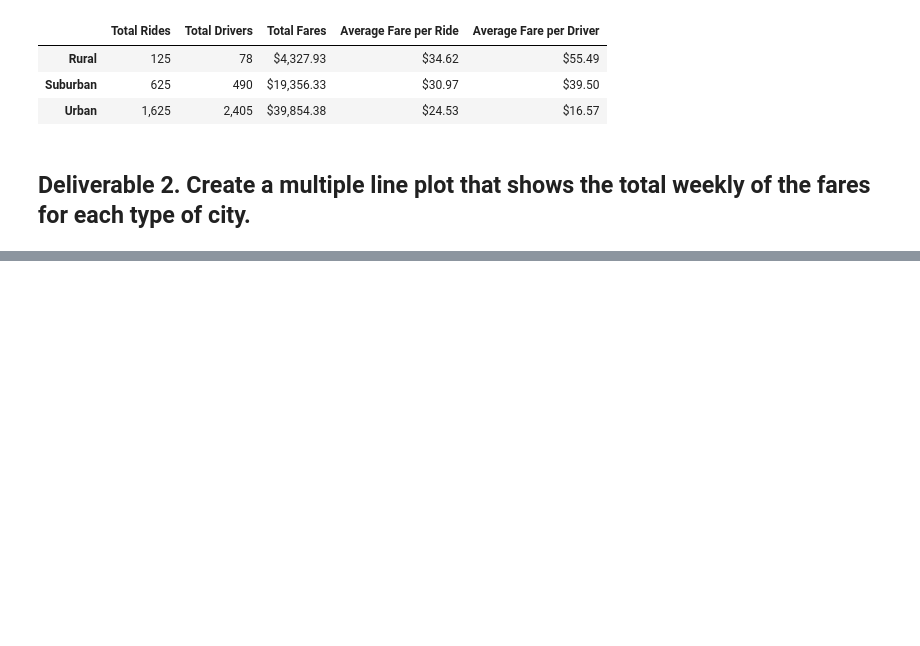
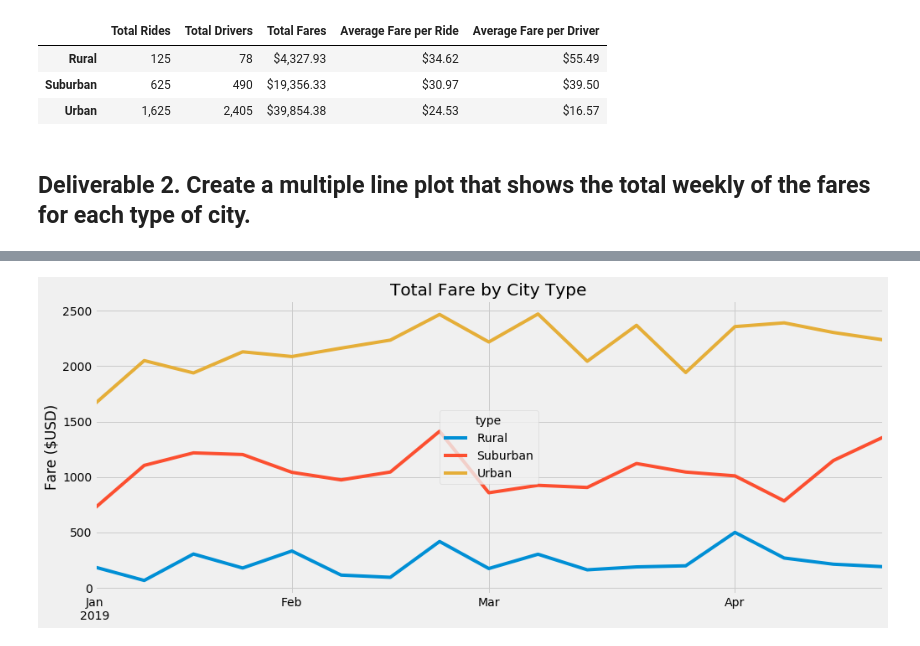
Before and after one commit to jsheppard95/PyBer_Analysis, a Jupyter notebook: PyBer_Challenge.ipynb, the cells around one changed output, grey strips where cells are left out. Drawn from its saved outputs; the diff is of its cells as text; code cells hidden in the pictures; blank space fills up the shorter version.

```diff
--- a/PyBer_Challenge.ipynb
+++ b/PyBer_Challenge.ipynb
@@ -127,3 +159,5 @@ pyber_summary_df
 # %%
 # 4. Create a pivot table with the 'date' as the index, the columns ='type', and values='fare'
 # to get the total fares for each type of city by the date.
+fares_type_date_pivot = fares_by_type_date_df.pivot(index="date", columns="type", values="fare")
+fares_type_date_pivot.head(10)
@@ -130,2 +177,4 @@ pyber_summary_df
 # %%
 # 5. Create a new DataFrame from the pivot table DataFrame using loc on the given dates, '2019-01-01':'2019-04-29'.
+jan_to_apr_df = fares_type_date_pivot.loc['2019-01-01': '2019-04-29']
+jan_to_apr_df
@@ -132,3 +196,4 @@ pyber_summary_df
 # %%
 # 6. Set the "date" index to datetime datatype. This is necessary to use the resample() method in Step 8.
-# df.index = pd.to_datetime(df.index)
+jan_to_apr_df.index = pd.to_datetime(jan_to_apr_df.index)
+jan_to_apr_df
@@ -137,2 +229,4 @@ pyber_summary_df
 # %%
 # 8. Create a new DataFrame using the "resample()" function by week 'W' and get the sum of the fares for each week.
+jan_to_apr_month_df = jan_to_apr_df.resample("W").sum()
+jan_to_apr_month_df
@@ -139,7 +253,26 @@ pyber_summary_df
 # %%
 # 8. Using the object-oriented interface method, plot the resample DataFrame using the df.plot() function.
+ax = jan_to_apr_month_df.plot(figsize=(15, 6))
+
+# Add y-axis label
+ax.set_ylabel("Fare ($USD)")
+# Remove x-axis label
+x_axis = ax.axes.get_xaxis()
+x_label = x_axis.get_label()
+x_label.set_visible(False)
+# Add title
+ax.set_title("Total Fare by City Type")
+# Legend formatting
+lgnd = plt.legend(loc="center", title="type")
 
 # Import the style from Matplotlib.
 from matplotlib import style
 # Use the graph style fivethirtyeight.
 style.use('fivethirtyeight')
+
+# Save the figure
+plt.savefig("analysis/PyBer_fare_summary.png")
+
+plt.show()
+# %% [output]
+[figure, added]
```
Also changed, not shown: parts of 7 cells of this notebook, 1 other file.
